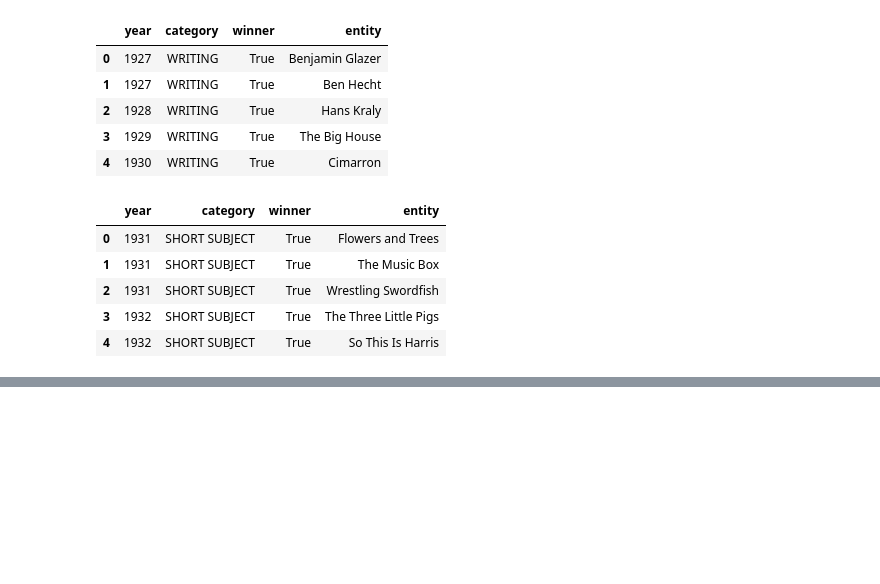
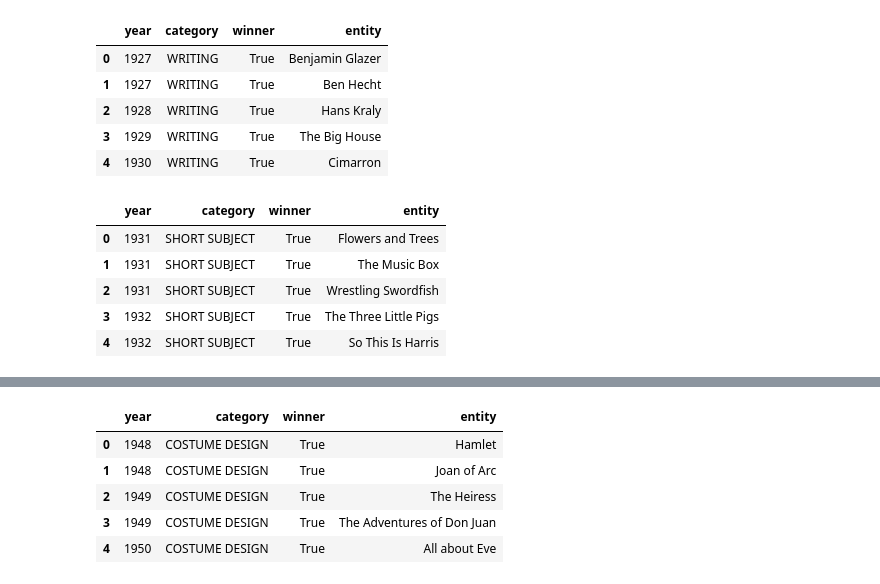
Before and after one commit to LJeanParrish/Oscars-Ratings-and-Films-Oh-Py, a Jupyter notebook: Cleaned Data.ipynb, the cells around one changed output, grey strips where cells are left out. Cells and saved outputs as stored; diff of their text form; code cells hidden in the pictures; blank space fills up the shorter version.

```diff
--- a/Cleaned Data.ipynb
+++ b/Cleaned Data.ipynb
@@ -180,0 +213,11 @@ scientific_technical.head()
+# %%
+costume_design = winner_db.loc[winner_db['category'] == 'COSTUME DESIGN', :]
+costume_design = costume_design.reset_index(drop=True)
+costume_design.head()
+# %% [output]
+|  | year | category | winner | entity |
+| 0 | 1948 | COSTUME DESIGN | True | Hamlet |
+| 1 | 1948 | COSTUME DESIGN | True | Joan of Arc |
+| 2 | 1949 | COSTUME DESIGN | True | The Heiress |
+| 3 | 1949 | COSTUME DESIGN | True | The Adventures of Don Juan |
+| 4 | 1950 | COSTUME DESIGN | True | All about Eve |
```
Also changed, not shown: parts of 17 cells of this notebook.
